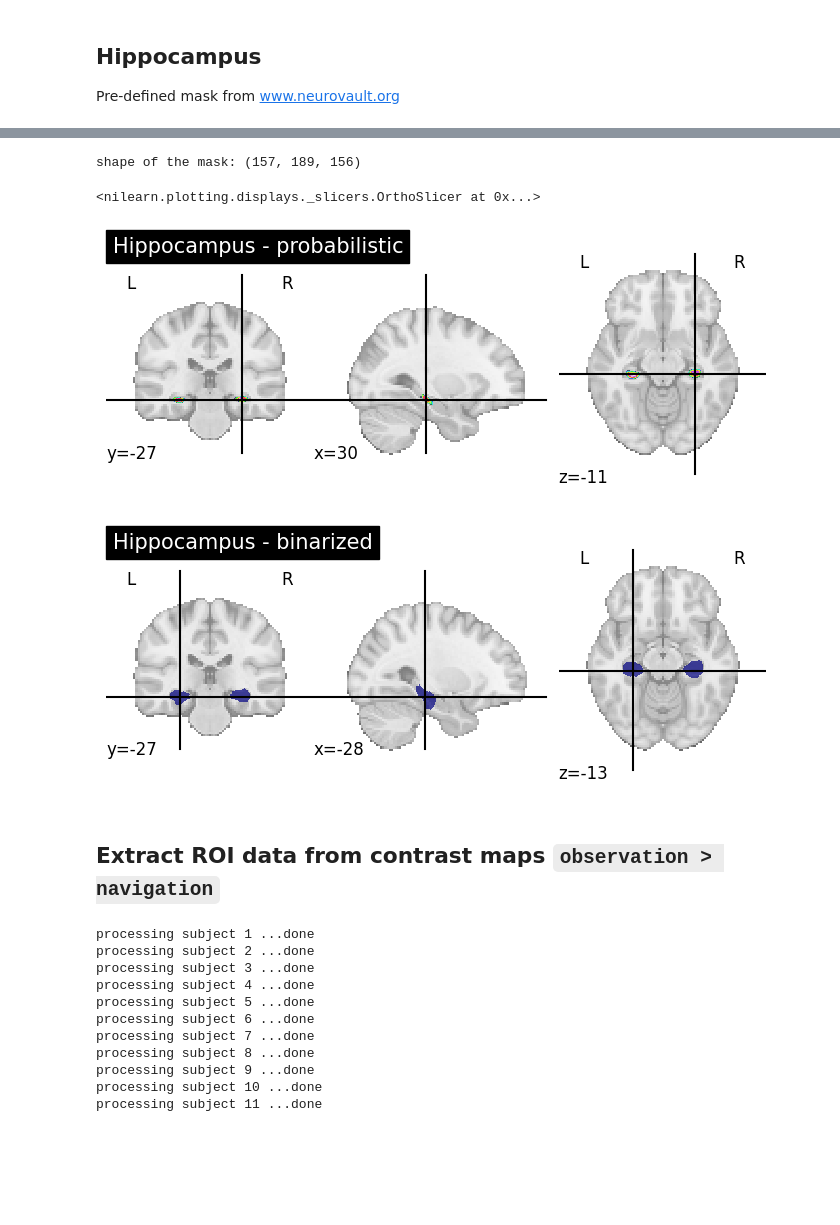
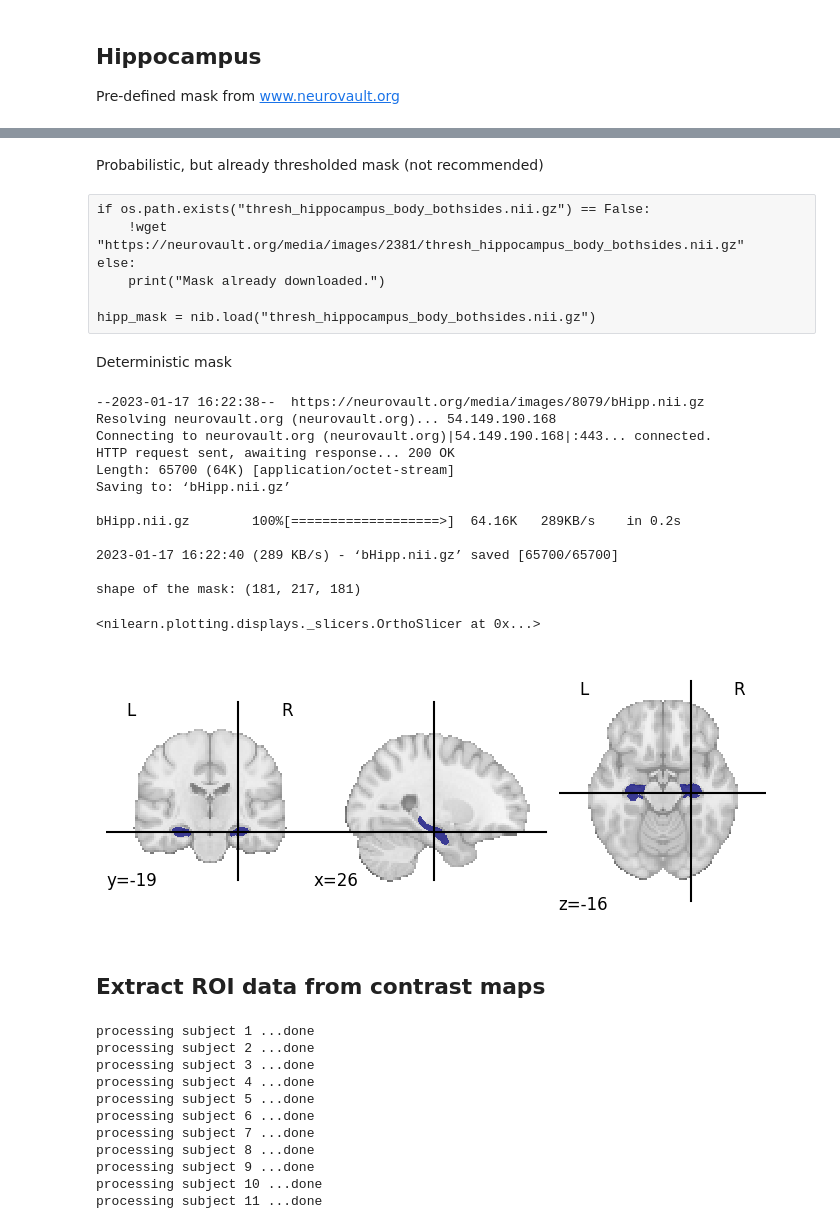
Before and after one commit to dominikpegler/tewa2-neuroimaging, a Jupyter notebook: assignments/group/Group assignment.ipynb, the cells around one changed output, grey strips where cells are left out. Saved outputs shown, nothing was run; the diff lists cells and outputs as text; code cells hidden in the pictures; blank space fills up the shorter version.

```diff
--- a/assignments/group/Group assignment.ipynb
+++ b/assignments/group/Group assignment.ipynb
@@ -601,17 +644,48 @@ thresh_hippocampus_ 100%[===================>]  89.12K   318KB/s    in 0.3s
-# %%
-hipp_mask = nib.load("thresh_hippocampus_body_bothsides.nii.gz")
-print(f"shape of the mask: {hipp_mask.shape}")
-# %% [output]
-shape of the mask: (157, 189, 156)
+# %% [markdown]
+Probabilistic, but already thresholded mask (not recommended)
+# %% [raw]
+if os.path.exists("thresh_hippocampus_body_bothsides.nii.gz") == False:
+    !wget "https://neurovault.org/media/images/2381/thresh_hippocampus_body_bothsides.nii.gz"
+else:
+    print("Mask already downloaded.")
+
+hipp_mask = nib.load("thresh_hippocampus_body_bothsides.nii.gz")
+# %% [markdown]
+Deterministic mask
+# %%
+if os.path.exists("bHipp.nii.gz") == False:
+    !wget "https://neurovault.org/media/images/8079/bHipp.nii.gz"
+else:
+    print("Mask already downloaded.")
+
+
+# hipp_mask = nib.load("thresh_hippocampus_body_bothsides.nii.gz")
+hipp_mask = nib.load("bHipp.nii.gz")
+
+print(f"shape of the mask: {hipp_mask.shape}")
+# %% [output]
+--2023-01-17 16:22:38--  https://neurovault.org/media/images/8079/bHipp.nii.gz
+Resolving neurovault.org (neurovault.org)... 54.149.190.168
+Connecting to neurovault.org (neurovault.org)|54.149.190.168|:443... connected.
+HTTP request sent, awaiting response... 200 OK
+Length: 65700 (64K) [application/octet-stream]
+Saving to: ‘bHipp.nii.gz’
+
+bHipp.nii.gz        100%[===================>]  64.16K   289KB/s    in 0.2s
+
+2023-01-17 16:22:40 (289 KB/s) - ‘bHipp.nii.gz’ saved [65700/65700]
+
+shape of the mask: (181, 217, 181)
 # %%
-plotting.plot_roi(hipp_mask, title="Hippocampus - probabilistic")
-plotting.plot_roi(image.binarize_img(hipp_mask, "10%"), title="Hippocampus - binarized")
+# plotting.plot_roi(hipp_mask, title="Hippocampus - probabilistic")
+# plotting.plot_roi(image.binarize_img(hipp_mask, "10%"), title="Hippocampus - binarized")
+
+plotting.plot_roi(hipp_mask)  # , title="Hippocampus - deterministic")
 # %% [output]
 <nilearn.plotting.displays._slicers.OrthoSlicer at 0x...>
-[figure, old version]
+[figure, new version]
-[figure, removed]
 # %% [markdown]
-## Extract ROI data from contrast maps `observation > navigation`
+## Extract ROI data from contrast maps
 # %%
 def extract_roi(cmaps, mask, threshold=None):
     """
```
Also changed, not shown: parts of 29 cells of this notebook.
